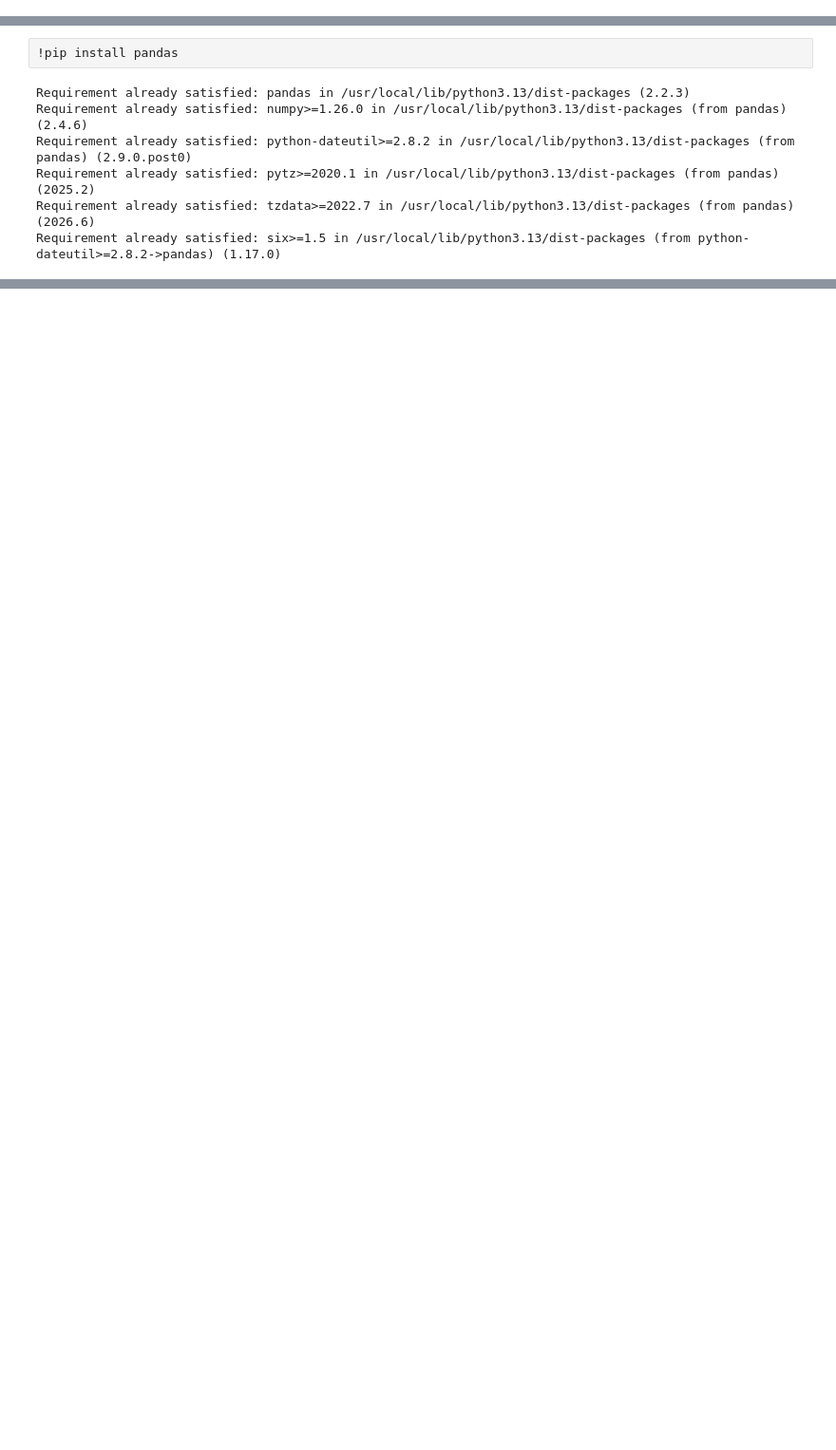
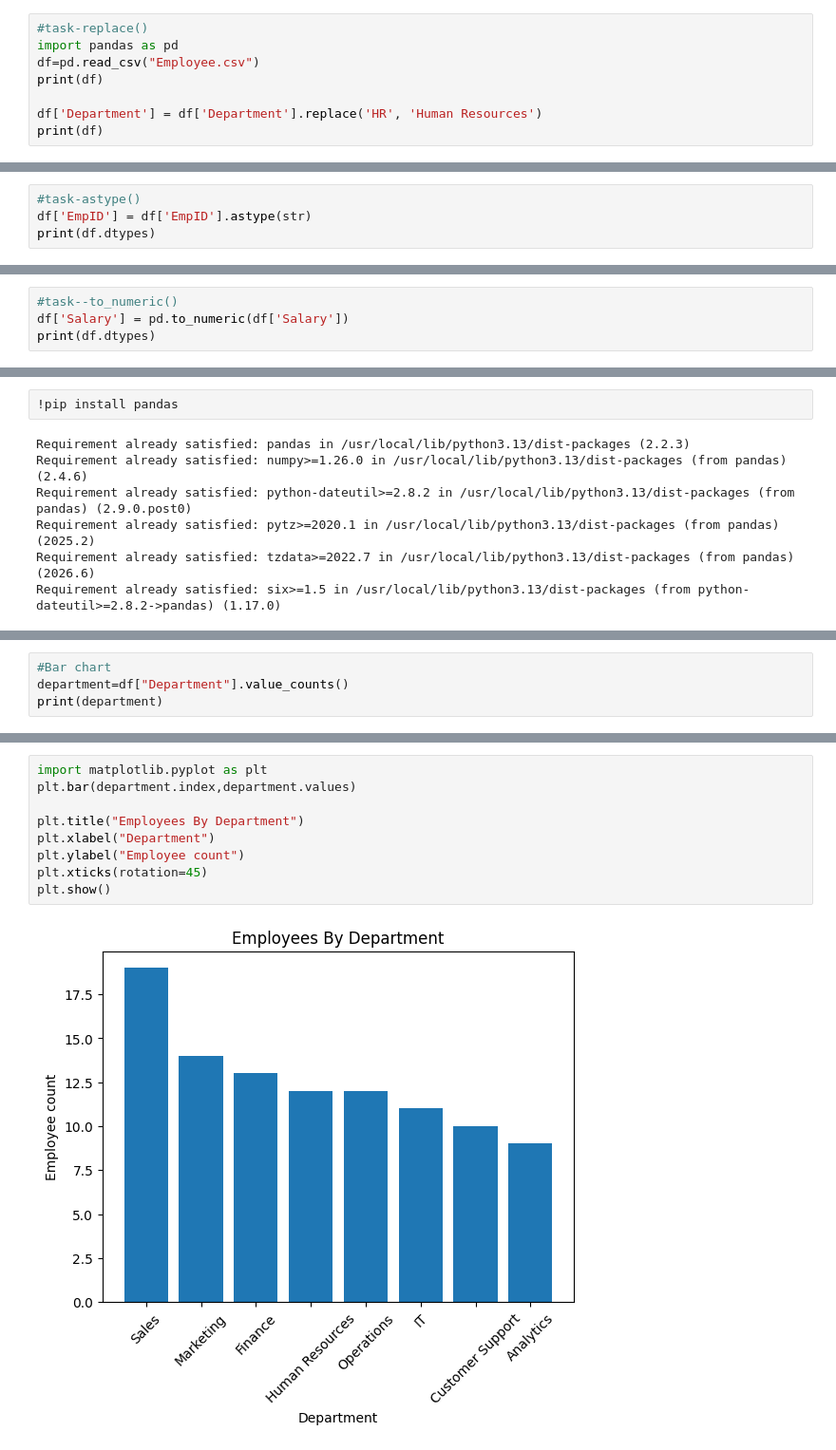
Before and after one commit to Madhumathi02/Data-Analytics, a Jupyter notebook: Pandas.ipynb, the cells around one changed output, grey strips where cells are left out. Shown at 95% size. Saved outputs shown, nothing was run; the diff lists cells and outputs as text; blank space fills up the shorter version.

```diff
--- a/Pandas.ipynb
+++ b/Pandas.ipynb
@@ -835,0 +838,8 @@ print(answer)
+# %%
+#task-replace()
+import pandas as pd
+df=pd.read_csv("Employee.csv")
+print(df)
+
+df['Department'] = df['Department'].replace('HR', 'Human Resources')
+print(df)
@@ -835,0 +864,4 @@ print(answer)
+# %%
+#task-astype()
+df['EmpID'] = df['EmpID'].astype(str)
+print(df.dtypes)
@@ -835,0 +876,4 @@ print(answer)
+# %%
+#task--to_numeric()
+df['Salary'] = pd.to_numeric(df['Salary'])
+print(df.dtypes)
@@ -844,0 +911,4 @@ Requirement already satisfied: six>=1.5 in /usr/local/lib/python3.13/dist-packag
+# %%
+#Bar chart
+department=df["Department"].value_counts()
+print(department)
@@ -844,0 +926,11 @@ Requirement already satisfied: six>=1.5 in /usr/local/lib/python3.13/dist-packag
+# %%
+import matplotlib.pyplot as plt
+plt.bar(department.index,department.values)
+
+plt.title("Employees By Department")
+plt.xlabel("Department")
+plt.ylabel("Employee count")
+plt.xticks(rotation=45)
+plt.show()
+# %% [output]
+[figure, added]
```
Also changed, not shown: parts of 35 cells of this notebook.
